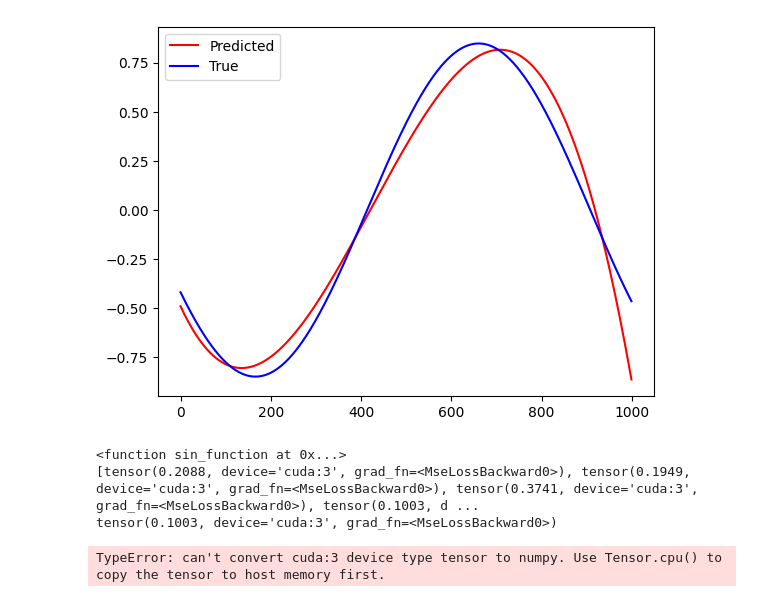
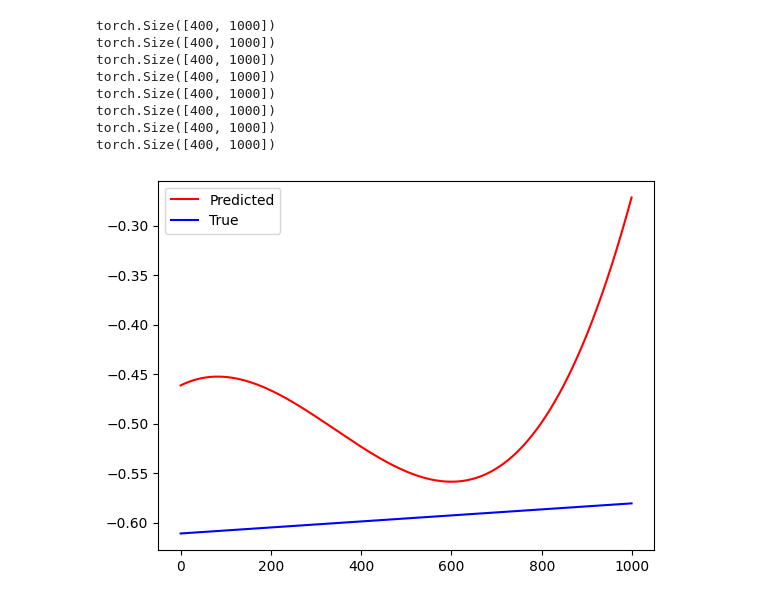
Before and after one commit to ctsai64/MultiFunc, a Jupyter notebook: muli_func_extensible.ipynb, the cells around one changed output. Drawn from its saved outputs; the diff is of its cells as text; code cells hidden in the pictures.

```diff
--- a/muli_func_extensible.ipynb
+++ b/muli_func_extensible.ipynb
@@ -263,27 +270,21 @@ def generate_data(x, num_params, function, range=[-1,1], sample_size=1000, devic
 # %%
 sample_size = 10000
 batch_size = 500
-data_range = [-1, 1]
+data_range = [0, 1]
 num_funcs = 4
 
 x_values = torch.linspace(data_range[0], data_range[1], 1000)
 
 linear = Polynomial_func(x=x_values, range=data_range, degree=1, sample_size=sample_size, device=device)
 lin_full = linear.generate()
-lin_data = DataLoader(lin_full, batch_size=batch_size)
 
 quad = Polynomial_func(x=x_values, range=data_range, degree=2, sample_size=sample_size, device=device)
 quad_full = quad.generate()
-quad_data = DataLoader(quad_full, batch_size=batch_size)
 
 cube = Polynomial_func(x=x_values, range=data_range, degree=3, sample_size=sample_size, device=device)
 cube_full = cube.generate()
-cube_data = DataLoader(cube_full, batch_size=batch_size)
 
 sin = Sin_func(x=x_values, range=data_range, sample_size=sample_size, device=device)
 sin_full = sin.generate()
-sin_data = DataLoader(sin_full, batch_size=batch_size)
 
-
-# all_data = [cube_data, quad_data, lin_data, sin_data]
 all_data = DataLoader(torch.vstack((lin_full, quad_full, cube_full, sin_full)), batch_size=batch_size, shuffle=True)
@@ -307,17 +304,12 @@ loss_func = nn.MSELoss()
 optimizer = optim.Adam(model.parameters(), lr=0.001)
 scheduler = StepLR(optimizer, step_size=10, gamma=0.1)
 # %%
-epochs = 50
+epochs = 1
 for epoch in range(epochs):
     start_time = time.time()
     train_loss = 0.0
     total_num = 0
     model.train()
-
-    #data = all_data[0]
-    #for n in range(num_funcs):
-    #    if epoch % (n+1) == 0:
-    #        data = all_data[n-1]
 
     for train_batch in all_data:
         train_batch = train_batch.to(device)
@@ -326,7 +318,6 @@ for epoch in range(epochs):
         best_out,_,_,_,_ = model(train_batch)
         loss = loss_func(best_out,target_batch)
         loss.backward()
-        #torch.nn.utils.clip_grad_norm_(model.parameters(), max_norm=1.0)
         optimizer.step()
         train_loss += loss.item() * best_out.shape[0]
         total_num += best_out.shape[0]
@@ -334,7 +325,4 @@ for epoch in range(epochs):
     train_loss /= total_num
     print(f"epoch : {epoch}/{epochs}, loss = {train_loss:.8f}")
     print(f"--- {time.time() - start_time} seconds ---")
-    #for name, param in model.named_parameters():
-    #    if param.grad is not None:
-    #        print(f"Gradient for {name}: {param.grad}")
 # %% [output]
@@ -358,22 +346,0 @@ epoch : 49/50, loss = 0.00709689
-# %%
-for epoch in range(10):
-    start_time = time.time()
-    train_loss = 0.0
-    total_num = 0
-    model.train()
-
-    for train_batch in sin_data:
-        train_batch = train_batch.to(device)
-        target_batch = train_batch.squeeze(2).to(device)
-        optimizer.zero_grad()
-        best_out,_,_,_,_ = model(train_batch)
-        loss = loss_func(best_out,target_batch)
-        loss.backward()
-        # torch.nn.utils.clip_grad_norm_(model.parameters(), max_norm=1.0)
-        optimizer.step()
-        train_loss += loss.item() * best_out.shape[0]
-        total_num += best_out.shape[0]
-    scheduler.step()
-    train_loss /= total_num
-    print(f"epoch : {epoch}/{epochs}, loss = {train_loss:.8f}")
-    print(f"--- {time.time() - start_time} seconds ---")
@@ -415,21 +361,18 @@ t_sin_full = t_sin.generate()
 t_data = torch.vstack([t_lin_full, t_quad_full, t_cube_full, t_sin_full])
 # %%
 model.eval
-best_out, best_loss, best_func, outputs, losses = model(t_sin_full)
+best_out, best_loss, best_func, outputs, losses = model(t_data)
 rand = np.random.randint(0, t_sample_size)
 plt.plot(best_out[rand].detach().cpu().numpy(), "r", label='Predicted')
-plt.plot(t_sin_full[rand].detach().cpu().numpy(), "b", label='True')
+plt.plot(t_data[rand].detach().cpu().numpy(), "b", label='True')
 plt.legend();
 # %% [output]
+torch.Size([400, 1000])
+torch.Size([400, 1000])
+torch.Size([400, 1000])
+torch.Size([400, 1000])
+torch.Size([400, 1000])
+torch.Size([400, 1000])
+torch.Size([400, 1000])
+torch.Size([400, 1000])
-[figure, old version]
+[figure, new version]
-# %%
-best_out, best_loss, best_func, outputs, losses = model(t_sin_full)
-print(best_func)
-print(losses)
-print(best_loss)
-plt.hist(np.array(losses).detach().cpu().numpy(), 100)
-# %% [output]
-<function sin_function at 0x...>
-[tensor(0.2088, device='cuda:3', grad_fn=<MseLossBackward0>), tensor(0.1949, device='cuda:3', grad_fn=<MseLossBackward0>), tensor(0.3741, device='cuda:3', grad_fn=<MseLossBackward0>), tensor(0.1003, d ...
-tensor(0.1003, device='cuda:3', grad_fn=<MseLossBackward0>)
-TypeError: can't convert cuda:3 device type tensor to numpy. Use Tensor.cpu() to copy the tensor to host memory first.
```
Also changed, not shown: parts of 7 cells of this notebook.
